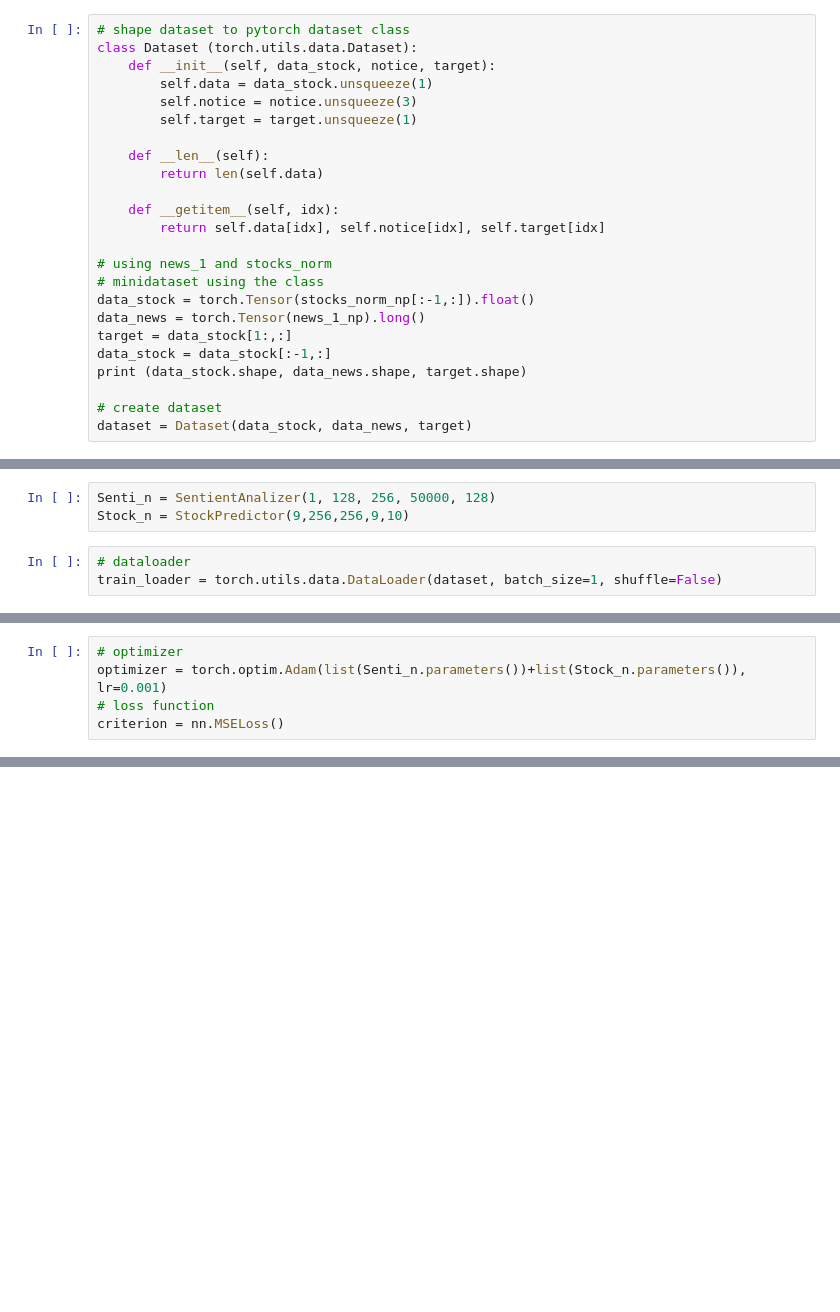
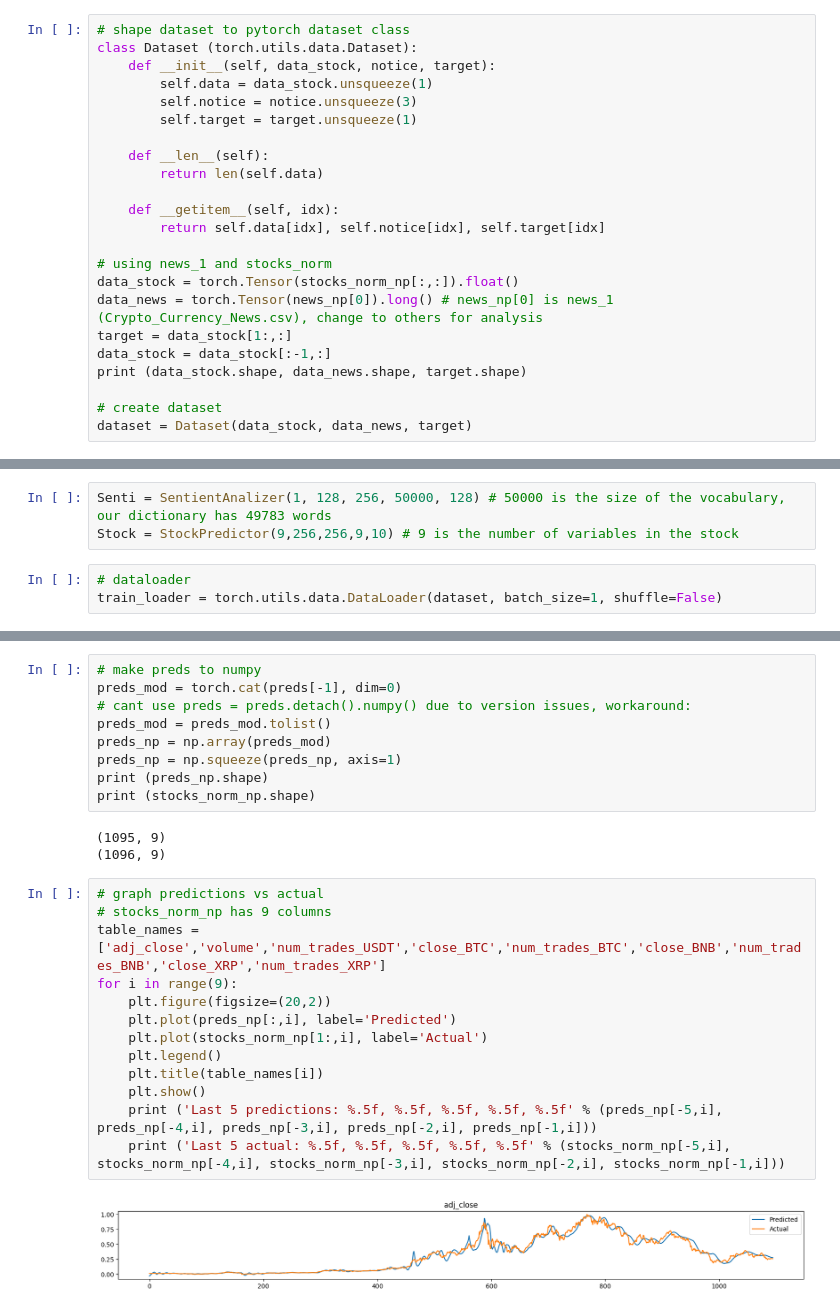
Before and after one commit to CAMAY3101/KALIK, a Jupyter notebook: model/modelo.ipynb, the cells around one changed output, grey strips where cells are left out. Drawn from its saved outputs; the diff is of its cells as text; blank space fills up the shorter version.

```diff
--- a/model/modelo.ipynb
+++ b/model/modelo.ipynb
@@ -246,9 +156,8 @@ class Dataset (torch.utils.data.Dataset):
         return self.data[idx], self.notice[idx], self.target[idx]
 
 # using news_1 and stocks_norm
-# minidataset using the class
-data_stock = torch.Tensor(stocks_norm_np[:-1,:]).float()
-data_news = torch.Tensor(news_1_np).long()
+data_stock = torch.Tensor(stocks_norm_np[:,:]).float()
+data_news = torch.Tensor(news_np[0]).long() # news_np[0] is news_1 (Crypto_Currency_News.csv), change to others for analysis
 target = data_stock[1:,:]
 data_stock = data_stock[:-1,:]
 print (data_stock.shape, data_news.shape, target.shape)
@@ -260,6 +169,6 @@ torch.Size([1094, 9]) torch.Size([1096, 10, 15]) torch.Size([1094, 9])
 # %%
-Senti_n = SentientAnalizer(1, 128, 256, 50000, 128)
-Stock_n = StockPredictor(9,256,256,9,10)
+Senti = SentientAnalizer(1, 128, 256, 50000, 128) # 50000 is the size of the vocabulary, our dictionary has 49783 words
+Stock = StockPredictor(9,256,256,9,10) # 9 is the number of variables in the stock
 # %%
 # dataloader
 train_loader = torch.utils.data.DataLoader(dataset, batch_size=1, shuffle=False)
@@ -283,5 +199,0 @@ torch.Size([1, 1, 9])
-# %%
-# optimizer
-optimizer = torch.optim.Adam(list(Senti_n.parameters())+list(Stock_n.parameters()), lr=0.001)
-# loss function
-criterion = nn.MSELoss()
@@ -327,0 +245,27 @@ KeyboardInterrupt:
+# %%
+# make preds to numpy
+preds_mod = torch.cat(preds[-1], dim=0)
+# cant use preds = preds.detach().numpy() due to version issues, workaround:
+preds_mod = preds_mod.tolist()
+preds_np = np.array(preds_mod)
+preds_np = np.squeeze(preds_np, axis=1)
+print (preds_np.shape)
+print (stocks_norm_np.shape)
+# %% [output]
+(1095, 9)
+(1096, 9)
+# %%
+# graph predictions vs actual
+# stocks_norm_np has 9 columns
+table_names = ['adj_close','volume','num_trades_USDT','close_BTC','num_trades_BTC','close_BNB','num_trades_BNB','close_XRP','num_trades_XRP']
+for i in range(9):
+    plt.figure(figsize=(20,2))
+    plt.plot(preds_np[:,i], label='Predicted')
+    plt.plot(stocks_norm_np[1:,i], label='Actual')
+    plt.legend()
+    plt.title(table_names[i])
+    plt.show()
+    print ('Last 5 predictions: %.5f, %.5f, %.5f, %.5f, %.5f' % (preds_np[-5,i], preds_np[-4,i], preds_np[-3,i], preds_np[-2,i], preds_np[-1,i]))
+    print ('Last 5 actual: %.5f, %.5f, %.5f, %.5f, %.5f' % (stocks_norm_np[-5,i], stocks_norm_np[-4,i], stocks_norm_np[-3,i], stocks_norm_np[-2,i], stocks_norm_np[-1,i]))
+# %% [output]
+[figure, added]
```
Also changed, not shown: parts of 22 cells of this notebook, 14 other files.
